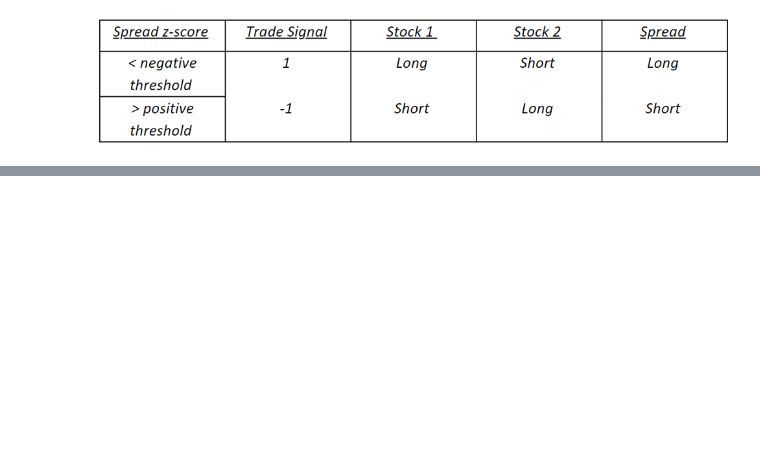
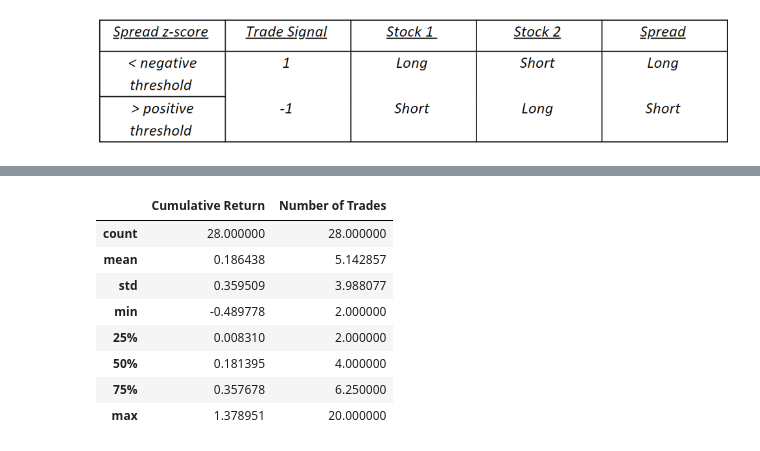
Before and after one commit to GeorgeBresnahan/Learning-Python-for-Quantitative-Finance, a Jupyter notebook: Pairs_Trading.ipynb, the cells around one changed output, grey strips where cells are left out. Cells and saved outputs as stored; diff of their text form; code cells hidden in the pictures; blank space fills up the shorter version.

```diff
--- a/Pairs_Trading.ipynb
+++ b/Pairs_Trading.ipynb
@@ -487 +512,13 @@ res
+# %%
+res.describe()
+# %% [output]
+|  | Cumulative Return | Number of Trades |
+| count | 28.000000 | 28.000000 |
+| mean | 0.186438 | 5.142857 |
+| std | 0.359509 | 3.988077 |
+| min | -0.489778 | 2.000000 |
+| 25% | 0.008310 | 2.000000 |
+| 50% | 0.181395 | 4.000000 |
+| 75% | 0.357678 | 6.250000 |
+| max | 1.378951 | 20.000000 |
 # %%
```
Also changed, not shown: parts of 6 cells of this notebook.
